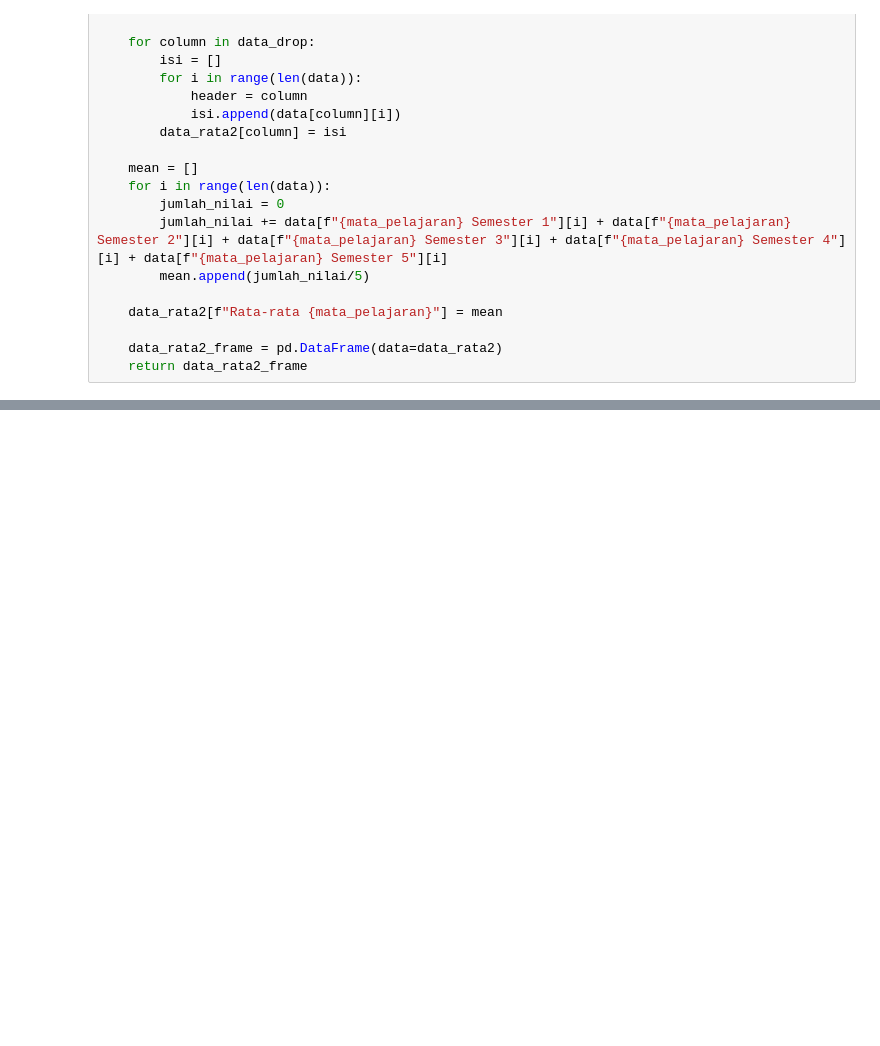
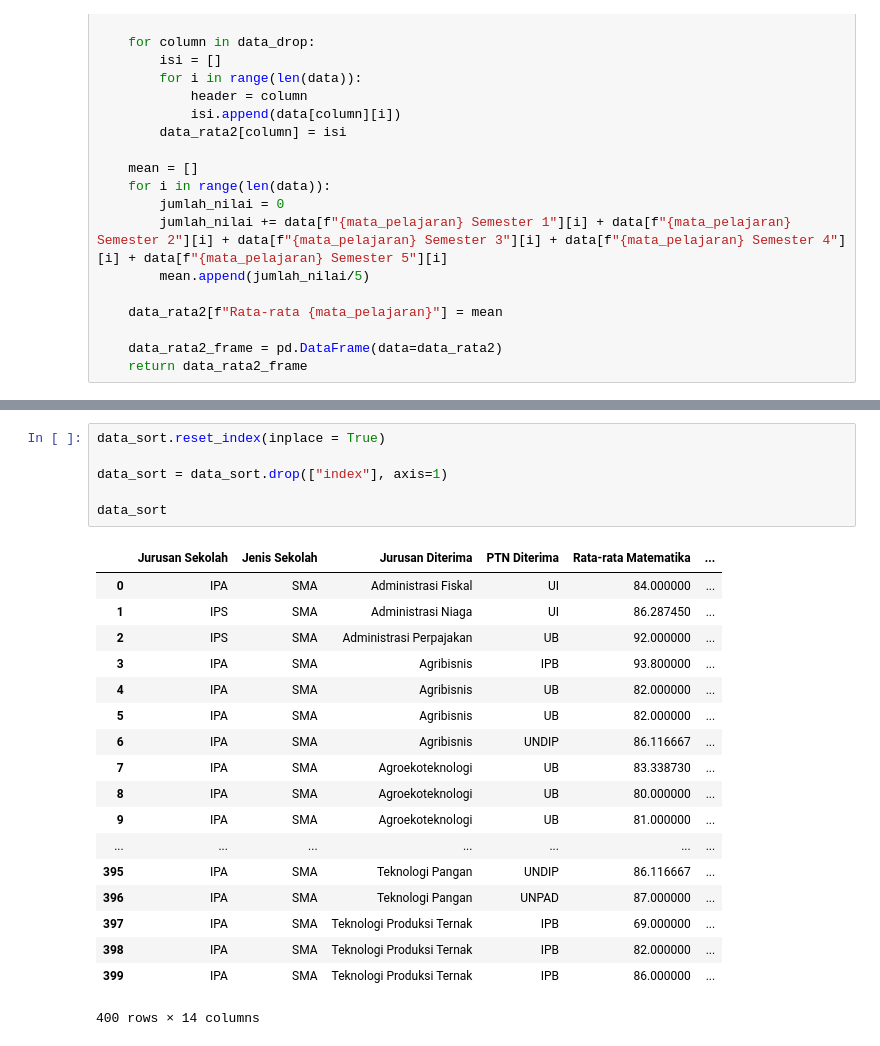
Before and after one commit to jamalakbara/tugas-akhir-dss, a Jupyter notebook: Cleaning Data/Cleaning dataset.ipynb, the cells around one changed output, grey strips where cells are left out. Saved outputs shown, nothing was run; the diff lists cells and outputs as text; blank space fills up the shorter version.

```diff
--- a/Cleaning Data/Cleaning dataset.ipynb
+++ b/Cleaning Data/Cleaning dataset.ipynb
@@ -291,0 +293,25 @@ count
+# %%
+data_sort.reset_index(inplace = True)
+
+data_sort = data_sort.drop(["index"], axis=1)
+
+data_sort
+# %% [output]
+|  | Jurusan Sekolah | Jenis Sekolah | Jurusan Diterima | PTN Diterima | Rata-rata Matematika | ... |
+| 0 | IPA | SMA | Administrasi Fiskal | UI | 84.000000 | ... |
+| 1 | IPS | SMA | Administrasi Niaga | UI | 86.287450 | ... |
+| 2 | IPS | SMA | Administrasi Perpajakan | UB | 92.000000 | ... |
+| 3 | IPA | SMA | Agribisnis | IPB | 93.800000 | ... |
+| 4 | IPA | SMA | Agribisnis | UB | 82.000000 | ... |
+| 5 | IPA | SMA | Agribisnis | UB | 82.000000 | ... |
+| 6 | IPA | SMA | Agribisnis | UNDIP | 86.116667 | ... |
+| 7 | IPA | SMA | Agroekoteknologi | UB | 83.338730 | ... |
+| 8 | IPA | SMA | Agroekoteknologi | UB | 80.000000 | ... |
+| 9 | IPA | SMA | Agroekoteknologi | UB | 81.000000 | ... |
+| ... | ... | ... | ... | ... | ... | ... |
+| 395 | IPA | SMA | Teknologi Pangan | UNDIP | 86.116667 | ... |
+| 396 | IPA | SMA | Teknologi Pangan | UNPAD | 87.000000 | ... |
+| 397 | IPA | SMA | Teknologi Produksi Ternak | IPB | 69.000000 | ... |
+| 398 | IPA | SMA | Teknologi Produksi Ternak | IPB | 82.000000 | ... |
+| 399 | IPA | SMA | Teknologi Produksi Ternak | IPB | 86.000000 | ... |
+400 rows × 14 columns
```
Also changed, not shown: parts of 14 cells of this notebook.
